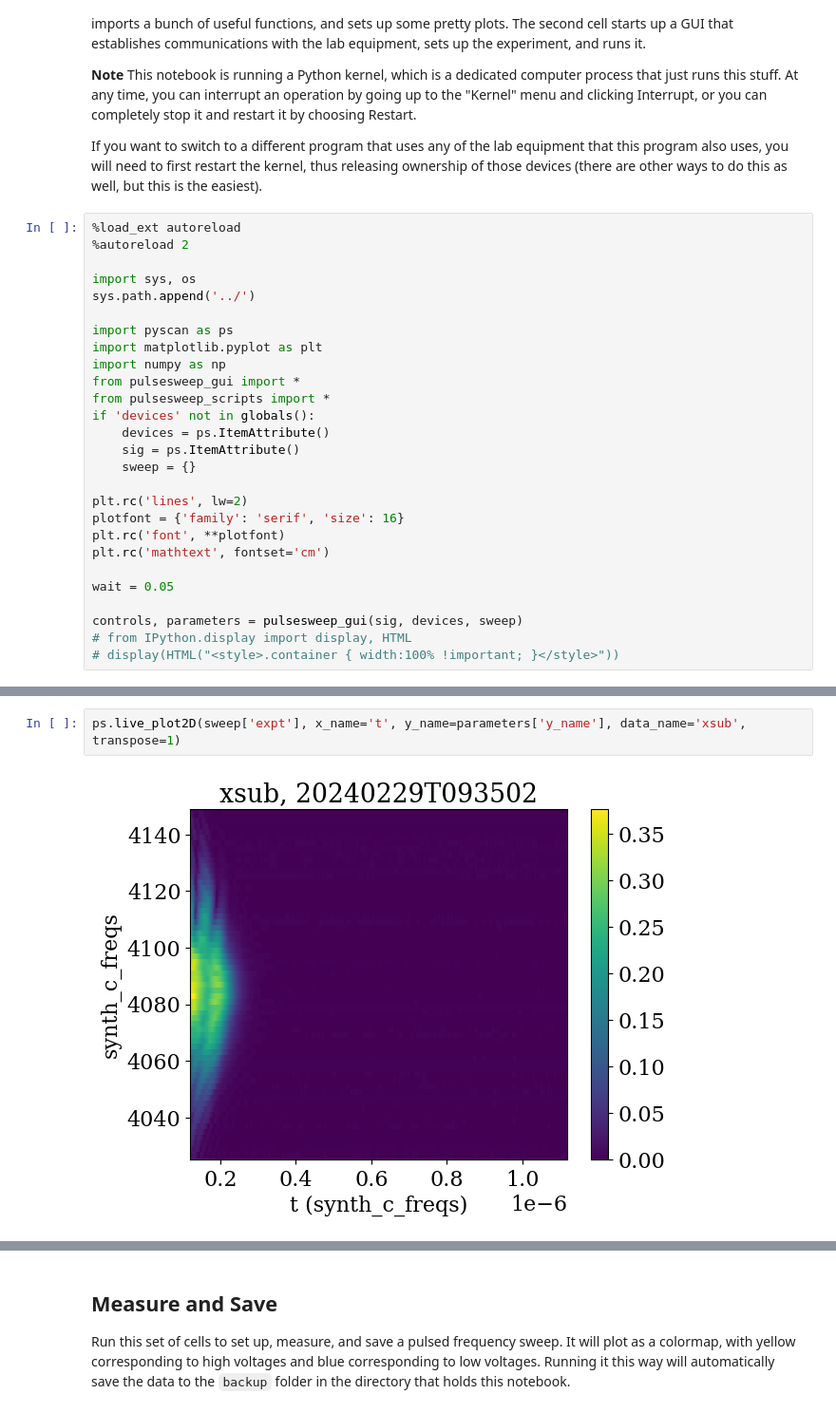
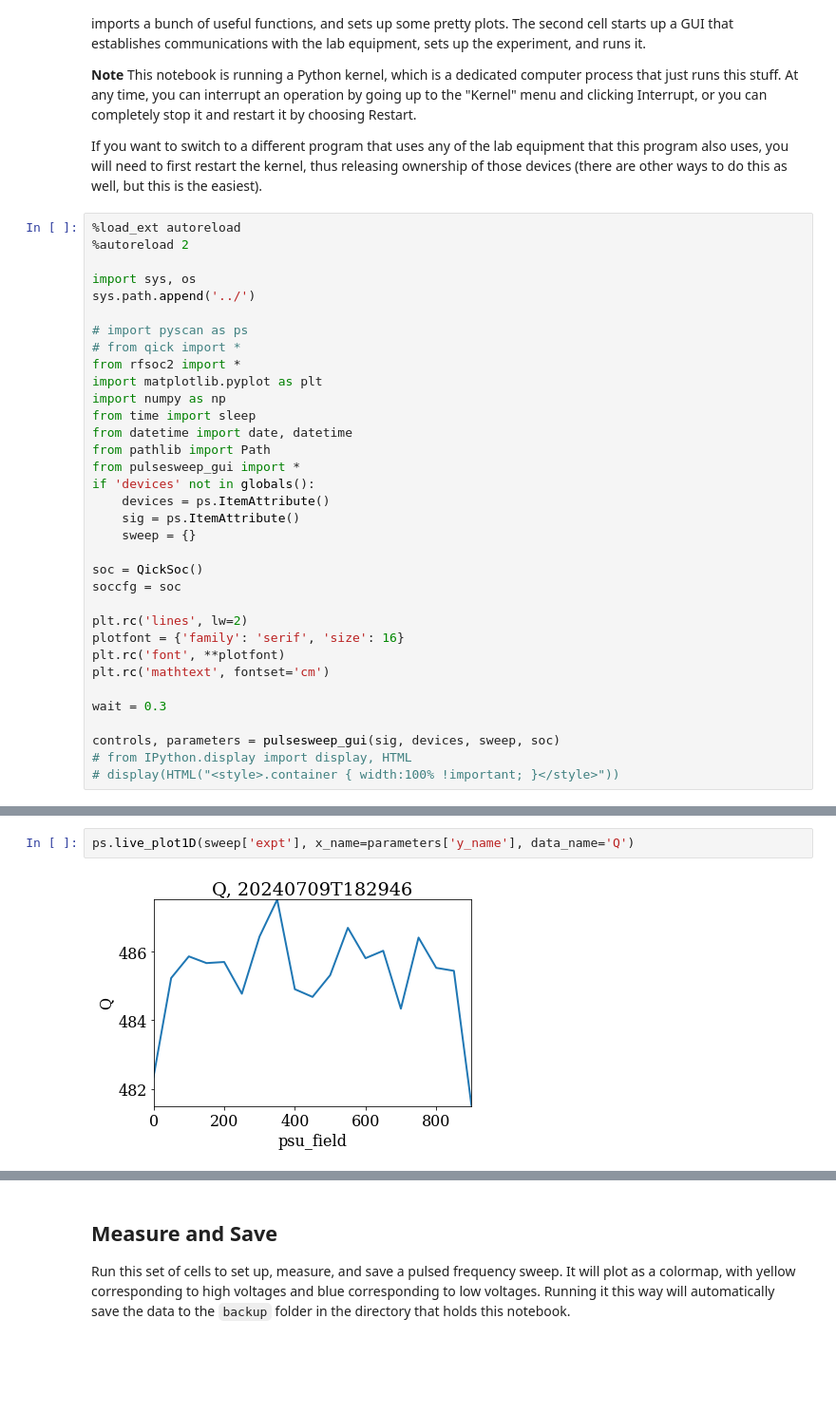
Before and after one commit to chiralhat/pyscan-esr, a Jupyter notebook: esr_notebooks/Pulsed Frequency Sweep.ipynb, the cells around one changed output, grey strips where cells are left out. Shown at 95% size. Cells and saved outputs as stored; diff of their text form; blank space fills up the shorter version.

```diff
--- a/esr_notebooks/Pulsed Frequency Sweep.ipynb
+++ b/esr_notebooks/Pulsed Frequency Sweep.ipynb
@@ -12,24 +12,31 @@ If you want to switch to a different program that uses any of the lab equipment
 import sys, os
 sys.path.append('../')
 
-import pyscan as ps
+# import pyscan as ps
+# from qick import *
+from rfsoc2 import *
 import matplotlib.pyplot as plt
 import numpy as np
+from time import sleep
+from datetime import date, datetime
+from pathlib import Path
 from pulsesweep_gui import *
-from pulsesweep_scripts import *
 if 'devices' not in globals():
     devices = ps.ItemAttribute()
     sig = ps.ItemAttribute()
     sweep = {}
+
+soc = QickSoc()
+soccfg = soc
 
 plt.rc('lines', lw=2)
 plotfont = {'family': 'serif', 'size': 16}
 plt.rc('font', **plotfont)
 plt.rc('mathtext', fontset='cm')
 
-wait = 0.05
+wait = 0.3
 
-controls, parameters = pulsesweep_gui(sig, devices, sweep)
+controls, parameters = pulsesweep_gui(sig, devices, sweep, soc)
 # from IPython.display import display, HTML
 # display(HTML("<style>.container { width:100% !important; }</style>"))
 # %% [output]
@@ -91,4 +53,4 @@ ps.live_plot2D(sweep['expt'], x_name='t', y_name=parameters['y_name'], data_name
 # %%
-ps.live_plot2D(sweep['expt'], x_name='t', y_name=parameters['y_name'], data_name='xsub', transpose=1)
+ps.live_plot1D(sweep['expt'], x_name=parameters['y_name'], data_name='Q')
 # %% [output]
-[figure, old version]
+[figure, new version]
```
Also changed, not shown: parts of 38 cells of this notebook, 6 other files.
